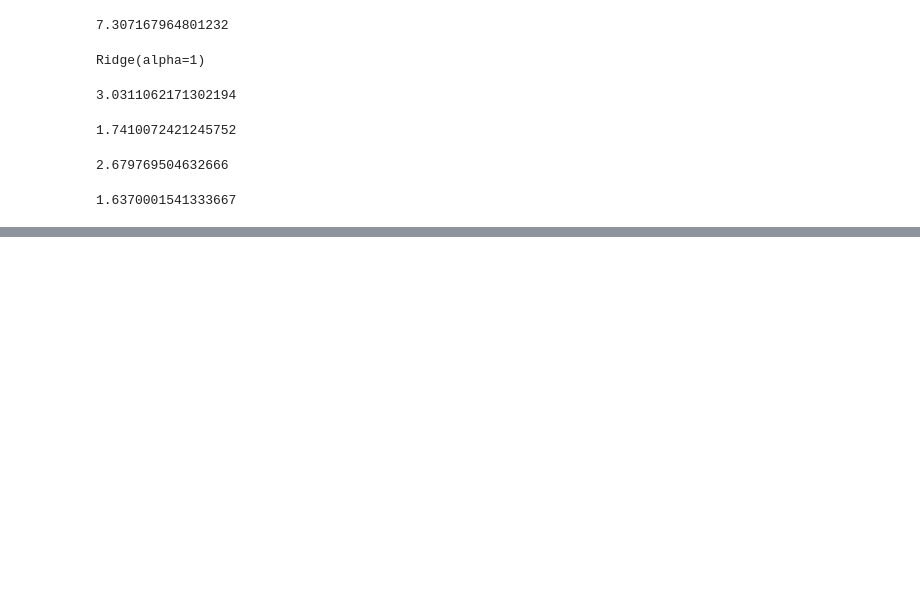
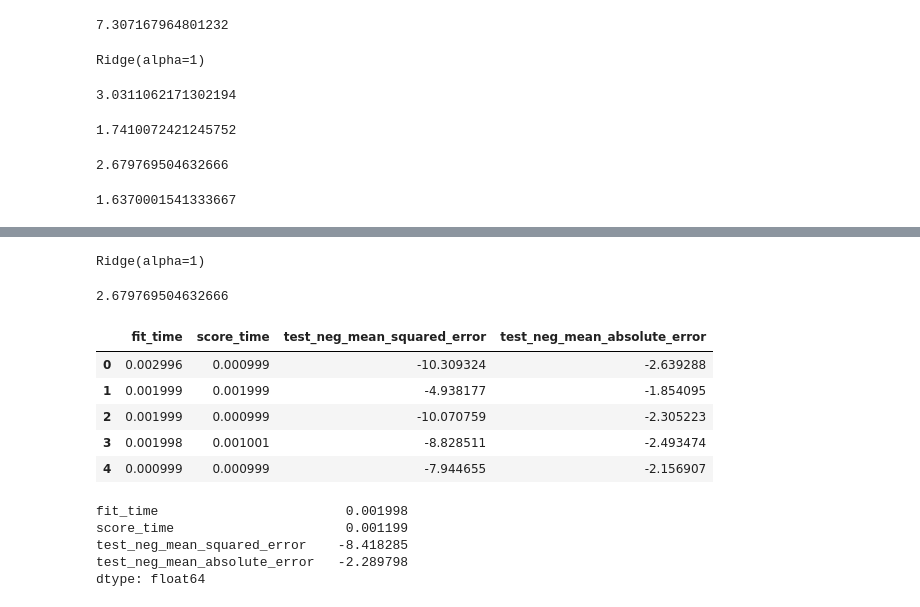
Before and after one commit to YomiDavid/ML_Live-_Class, a Jupyter notebook: Cross Validation/Cross Validation Manual.ipynb, the cells around one changed output, grey strips where cells are left out. Cells and saved outputs as stored; diff of their text form; code cells hidden in the pictures; blank space fills up the shorter version.

```diff
--- a/Cross Validation/Cross Validation Manual.ipynb
+++ b/Cross Validation/Cross Validation Manual.ipynb
@@ -148,0 +180,4 @@ RMSE5
+# %%
+mode6.fit(X_train, Y_train)
+# %% [output]
+Ridge(alpha=1)
@@ -148,0 +186,5 @@ RMSE5
+# %%
+MSE6 = mean_squared_error(y_again, Y_test)
+MSE6
+# %% [output]
+2.679769504632666
@@ -148,0 +198,22 @@ RMSE5
+# %%
+model = Ridge(alpha=100)
+# %%
+scores = cross_validate(model,X_train,Y_train, scoring =['neg_mean_squared_error','neg_mean_absolute_error'], cv=5)
+# %%
+scores = pd.DataFrame(scores)
+scores
+# %% [output]
+|  | fit_time | score_time | test_neg_mean_squared_error | test_neg_mean_absolute_error |
+| 0 | 0.002996 | 0.000999 | -10.309324 | -2.639288 |
+| 1 | 0.001999 | 0.001999 | -4.938177 | -1.854095 |
+| 2 | 0.001999 | 0.000999 | -10.070759 | -2.305223 |
+| 3 | 0.001998 | 0.001001 | -8.828511 | -2.493474 |
+| 4 | 0.000999 | 0.000999 | -7.944655 | -2.156907 |
+# %%
+scores.mean()
+# %% [output]
+fit_time                        0.001998
+score_time                      0.001199
+test_neg_mean_squared_error    -8.418285
+test_neg_mean_absolute_error   -2.289798
+dtype: float64
```
Also changed, not shown: parts of 33 cells of this notebook, 5 other files.
